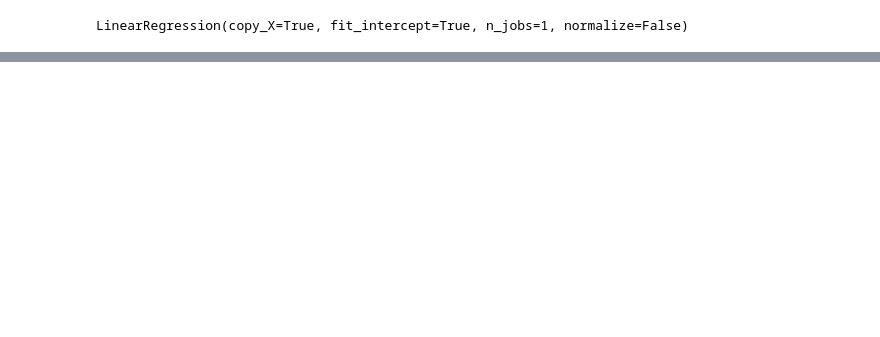
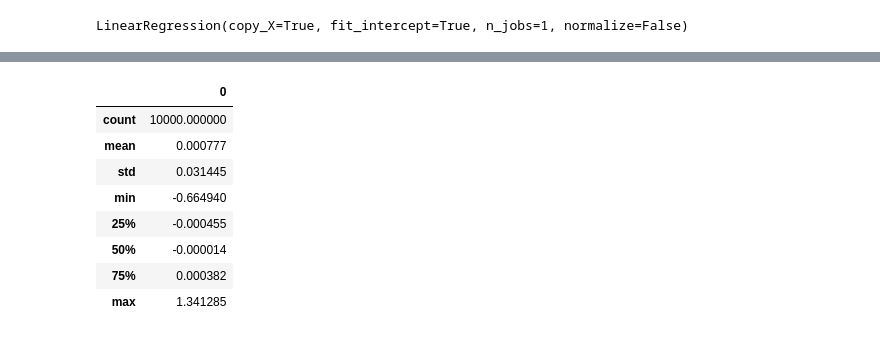
Before and after one commit to Thru-Echoes/structure-gene-discovery, a Jupyter notebook: unsupervised.ipynb, the cells around one changed output, grey strips where cells are left out. Drawn from its saved outputs; the diff is of its cells as text; code cells hidden in the pictures; blank space fills up the shorter version.

```diff
--- a/unsupervised.ipynb
+++ b/unsupervised.ipynb
@@ -25,4 +28,4 @@ for i in range(concentration.shape[0]):
 # %%
 pca = decomposition.PCA(n_components=10)
-pca.fit(concentration)
-X = pca.transform(concentration)
+pca.fit(log_concentration)
+X = pca.transform(log_concentration)
@@ -90,0 +99,12 @@ np.mean(x)
+# %%
+pd.DataFrame(ae.layers[2].get_weights()[0].flatten()).describe()
+# %% [output]
+|  | 0 |
+| count | 10000.000000 |
+| mean | 0.000777 |
+| std | 0.031445 |
+| min | -0.664940 |
+| 25% | -0.000455 |
+| 50% | -0.000014 |
+| 75% | 0.000382 |
+| max | 1.341285 |
```
Also changed, not shown: parts of 13 cells of this notebook.
